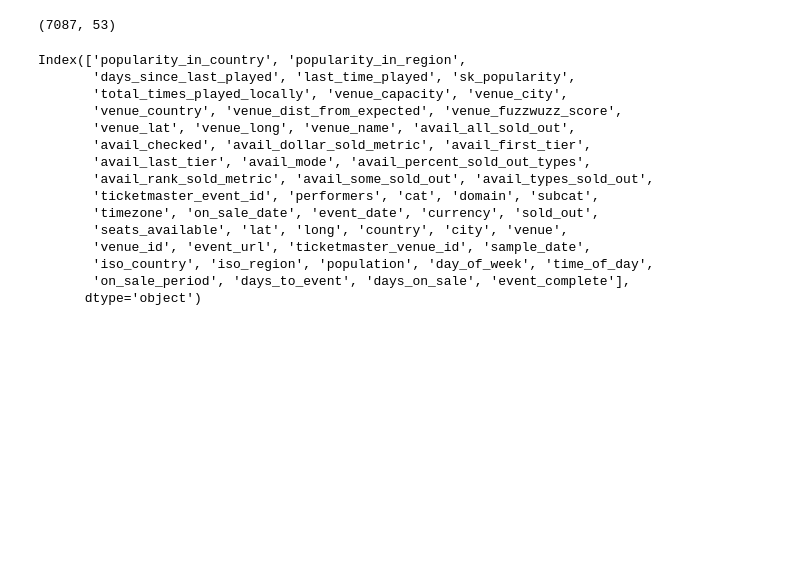
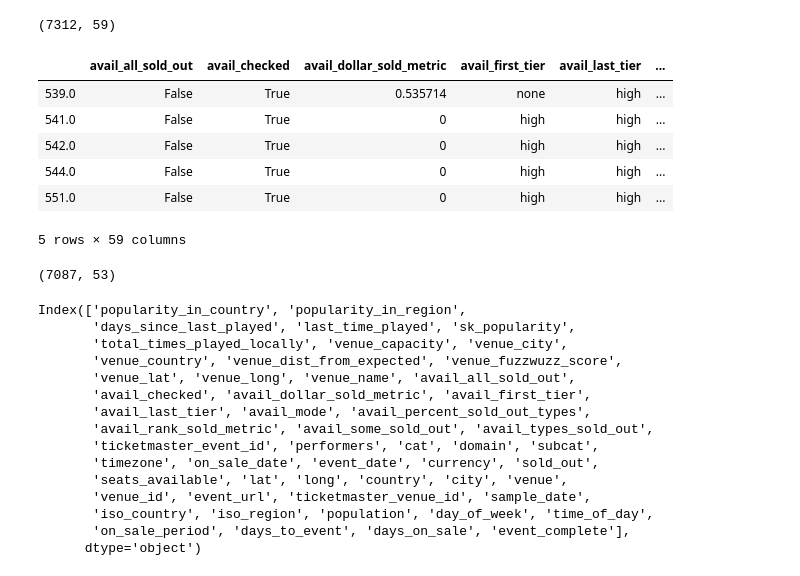
Before and after one commit to bdyetton/NoMoShowFOMO, a Jupyter notebook: notebooks/data_visualization.ipynb, the cells around one changed output. Saved outputs shown, nothing was run; the diff lists cells and outputs as text; code cells hidden in the pictures; blank space fills up the shorter version.

```diff
--- a/notebooks/data_visualization.ipynb
+++ b/notebooks/data_visualization.ipynb
@@ -3,6 +3,20 @@ import pandas as pd
 import seaborn as sns
 import matplotlib.pyplot as plt
 import numpy as np
+# %%
+demo = pd.read_pickle('../data/combined_22-09-2019.pkl')
+#demo.to_pickle('../data/popularity_22-09-2019.pkl')
+print(demo.shape)
+demo.head()
+# %% [output]
+(7312, 59)
+|  | avail_all_sold_out | avail_checked | avail_dollar_sold_metric | avail_first_tier | avail_last_tier | ... |
+| 539.0 | False | True | 0.535714 | none | high | ... |
+| 541.0 | False | True | 0 | high | high | ... |
+| 542.0 | False | True | 0 | high | high | ... |
+| 544.0 | False | True | 0 | high | high | ... |
+| 551.0 | False | True | 0 | high | high | ... |
+5 rows × 59 columns
 # %%
 y_name = DV = 'avail_mode'
 print(data.shape)
```
Also changed, not shown: parts of 1 cell of this notebook, 35 other files.
